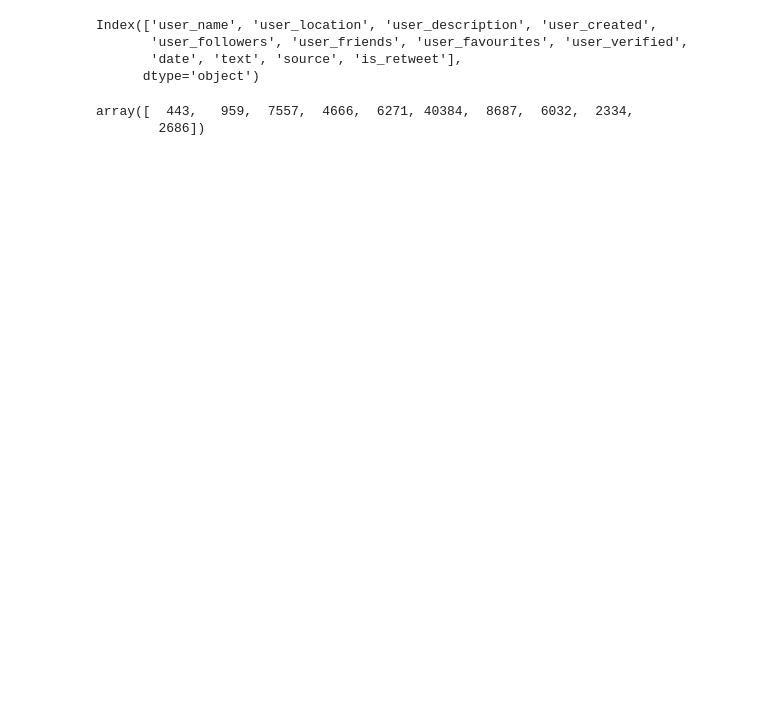
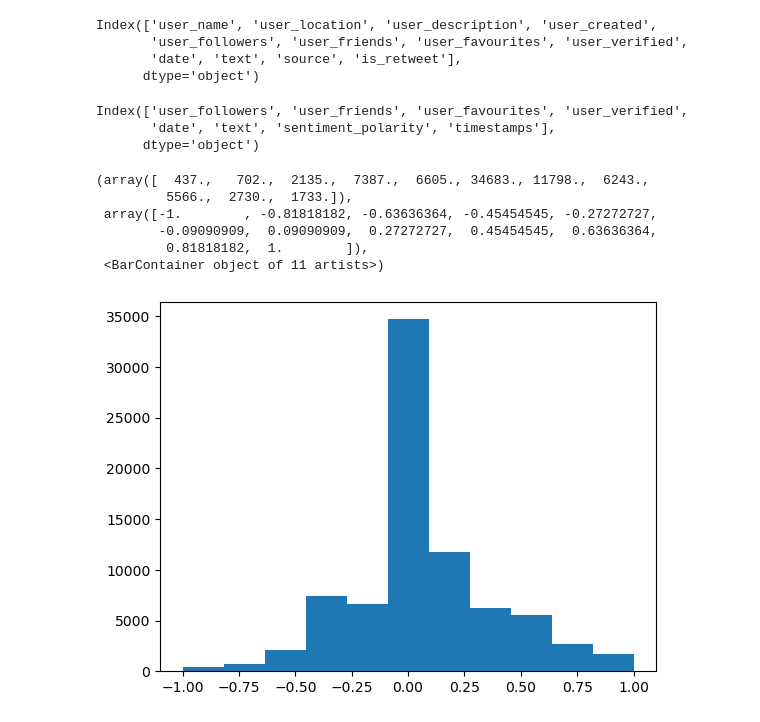
Before and after one commit to Isyohan/ProjetM2WeakSignals, a Jupyter notebook: Test.ipynb, the cells around one changed output. Saved outputs shown, nothing was run; the diff lists cells and outputs as text; code cells hidden in the pictures; blank space fills up the shorter version.

```diff
--- a/Test.ipynb
+++ b/Test.ipynb
@@ -37,7 +39,33 @@ clean_data=data[['user_followers', 'user_friends', 'user_favourites', 'user_veri
+# %%
+def str_to_timestamp(s):
+    out=[]
+
+    s2=str.split(s,'+')
+    s3=str.split(s2[0],' ')
+
+    s4=str.split(s3[0],'-')
+
+    s5=str.split(s3[1],':')
+    year=int(s4[0])
+    month=int(s4[1])
+    day=int(s4[2])
+    hour=int(s5[0])
+    minute=int(s5[1])
+    second=int(s5[2])
+
+    return(datetime(year=year,month=month,day=day,hour=hour,minute=minute,second=second).timestamp())
 # %%
+clean_data=data[['user_followers', 'user_friends', 'user_favourites', 'user_verified','date', 'text']]
 L_polarity=[]
+timestamps=[]
 for i in range(clean_data.shape[0]):
     blob=TextBlob(clean_data['text'][i])
     L_polarity.append(blob.sentiment.polarity)
+    timestamps.append(str_to_timestamp(clean_data['date'][i]))
+
 array_polarity=np.asarray(L_polarity)
-#clean_data['sentiment_polarity']=array_polarity
+clean_data.insert(clean_data.columns.shape[0], "sentiment_polarity", array_polarity, True)
+
+array_timestamps=np.asarray(timestamps)
+array_timestamps=array_timestamps-array_timestamps.min()
+clean_data.insert(clean_data.columns.shape[0], "timestamps", array_timestamps, True)
@@ -48,5 +72,16 @@ hist,bin_edges=np.histogram(clean_data['sentiment_polarity'])
-# %%
-hist
-# %% [output]
-array([  443,   959,  7557,  4666,  6271, 40384,  8687,  6032,  2334,
-        2686])
+# %%
+clean_data.columns
+# %% [output]
+Index(['user_followers', 'user_friends', 'user_favourites', 'user_verified',
+       'date', 'text', 'sentiment_polarity', 'timestamps'],
+      dtype='object')
+# %%
+plt.hist(clean_data['sentiment_polarity'],bins=11)
+# %% [output]
+(array([  437.,   702.,  2135.,  7387.,  6605., 34683., 11798.,  6243.,
+         5566.,  2730.,  1733.]),
+ array([-1.        , -0.81818182, -0.63636364, -0.45454545, -0.27272727,
+        -0.09090909,  0.09090909,  0.27272727,  0.45454545,  0.63636364,
+         0.81818182,  1.        ]),
+ <BarContainer object of 11 artists>)
+[figure, added]
```
Also changed, not shown: parts of 7 cells of this notebook.
